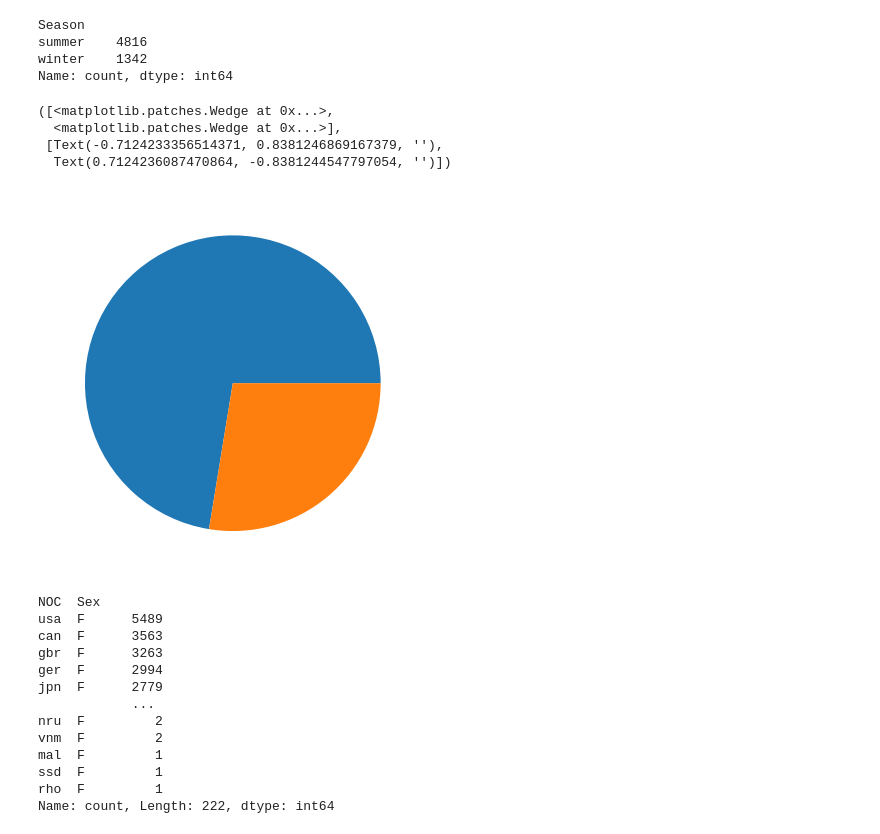
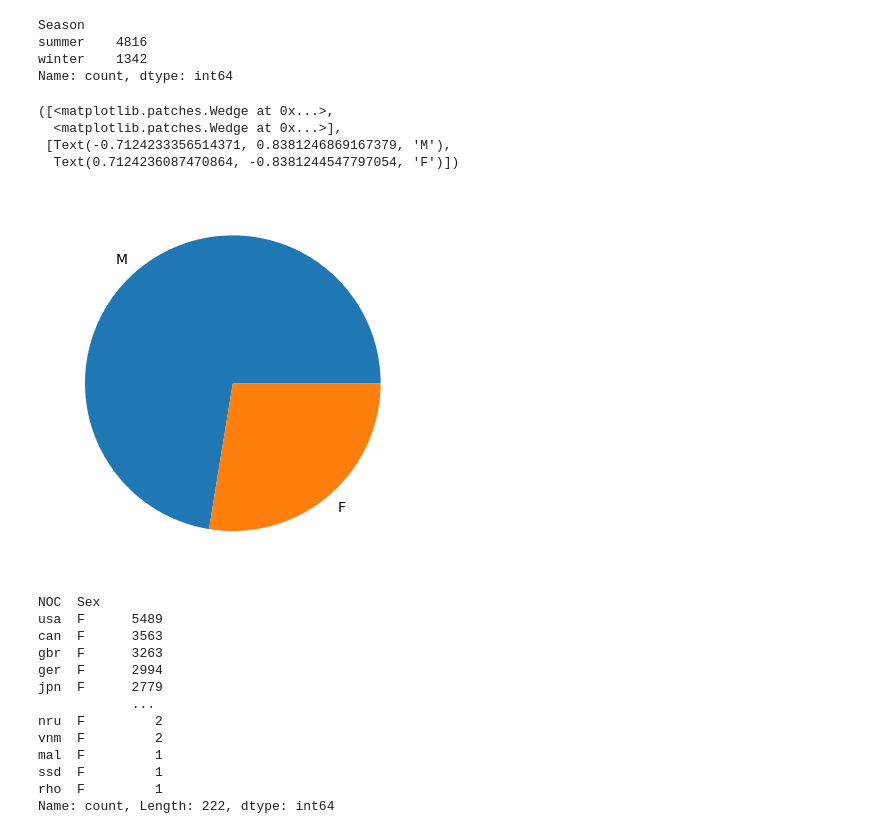
Before and after one commit to deepkothari12/OlympicsProject, a Jupyter notebook: main.ipynb, the cells around one changed output. Cells and saved outputs as stored; diff of their text form; code cells hidden in the pictures.

Commit message:
graph live

```diff
--- a/main.ipynb
+++ b/main.ipynb
@@ -333,13 +333,13 @@ summer    4816
 winter    1342
 Name: count, dtype: int64
 # %%
-plt.pie(df['Sex'].value_counts())
+plt.pie(df['Sex'].value_counts() , labels=['M' , "F"])
 # %% [output]
 ([<matplotlib.patches.Wedge at 0x...>,
   <matplotlib.patches.Wedge at 0x...>],
- [Text(-0.7124233356514371, 0.8381246869167379, ''),
-  Text(0.7124236087470864, -0.8381244547797054, '')])
+ [Text(-0.7124233356514371, 0.8381246869167379, 'M'),
+  Text(0.7124236087470864, -0.8381244547797054, 'F')])
-[figure, old version]
+[figure, new version]
 # %%
 df[df['Sex'] == 'F'].groupby(['NOC'])['Sex'].value_counts().sort_values(ascending=False)
 # %% [output]
```
Also changed, not shown: parts of 9 cells of this notebook, 8 other files.
